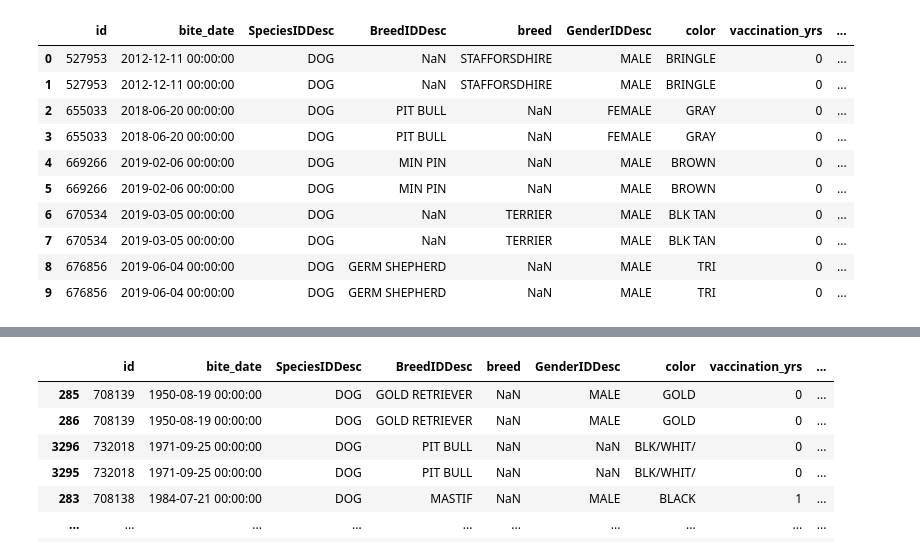
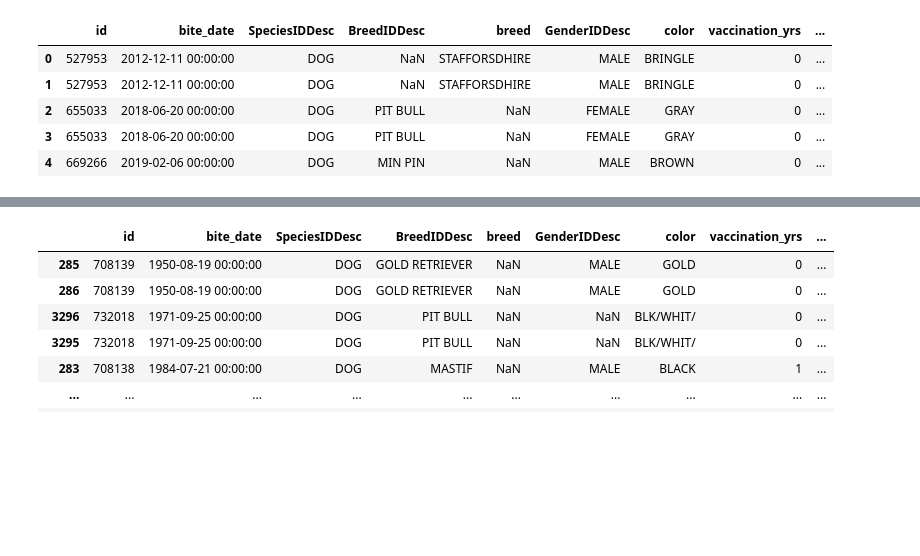
Before and after one commit to Blake-Herbert/animal_bites_data, a Jupyter notebook: bites.ipynb, the cells around one changed output, grey strips where cells are left out. Cells and saved outputs as stored; diff of their text form; code cells hidden in the pictures; blank space fills up the shorter version.

```diff
--- a/bites.ipynb
+++ b/bites.ipynb
@@ -5,15 +4,10 @@ import pandas as pd
 # %%
 bites = pd.read_csv('Louisville_Metro_KY_Environmental_Health_Bulk_Data_Animal_Bites_Bulk_Data_3438179908666991130.csv')
-bites.head(10)
+bites.head()
 # %% [output]
 |  | id | bite_date | SpeciesIDDesc | BreedIDDesc | breed | GenderIDDesc | color | vaccination_yrs | ... |
 | 0 | 527953 | 2012-12-11 00:00:00 | DOG | NaN | STAFFORSDHIRE | MALE | BRINGLE | 0 | ... |
 | 1 | 527953 | 2012-12-11 00:00:00 | DOG | NaN | STAFFORSDHIRE | MALE | BRINGLE | 0 | ... |
 | 2 | 655033 | 2018-06-20 00:00:00 | DOG | PIT BULL | NaN | FEMALE | GRAY | 0 | ... |
 | 3 | 655033 | 2018-06-20 00:00:00 | DOG | PIT BULL | NaN | FEMALE | GRAY | 0 | ... |
 | 4 | 669266 | 2019-02-06 00:00:00 | DOG | MIN PIN | NaN | MALE | BROWN | 0 | ... |
-| 5 | 669266 | 2019-02-06 00:00:00 | DOG | MIN PIN | NaN | MALE | BROWN | 0 | ... |
-| 6 | 670534 | 2019-03-05 00:00:00 | DOG | NaN | TERRIER | MALE | BLK TAN | 0 | ... |
-| 7 | 670534 | 2019-03-05 00:00:00 | DOG | NaN | TERRIER | MALE | BLK TAN | 0 | ... |
-| 8 | 676856 | 2019-06-04 00:00:00 | DOG | GERM SHEPHERD | NaN | MALE | TRI | 0 | ... |
-| 9 | 676856 | 2019-06-04 00:00:00 | DOG | GERM SHEPHERD | NaN | MALE | TRI | 0 | ... |
```
Also changed, not shown: parts of 17 cells of this notebook.
